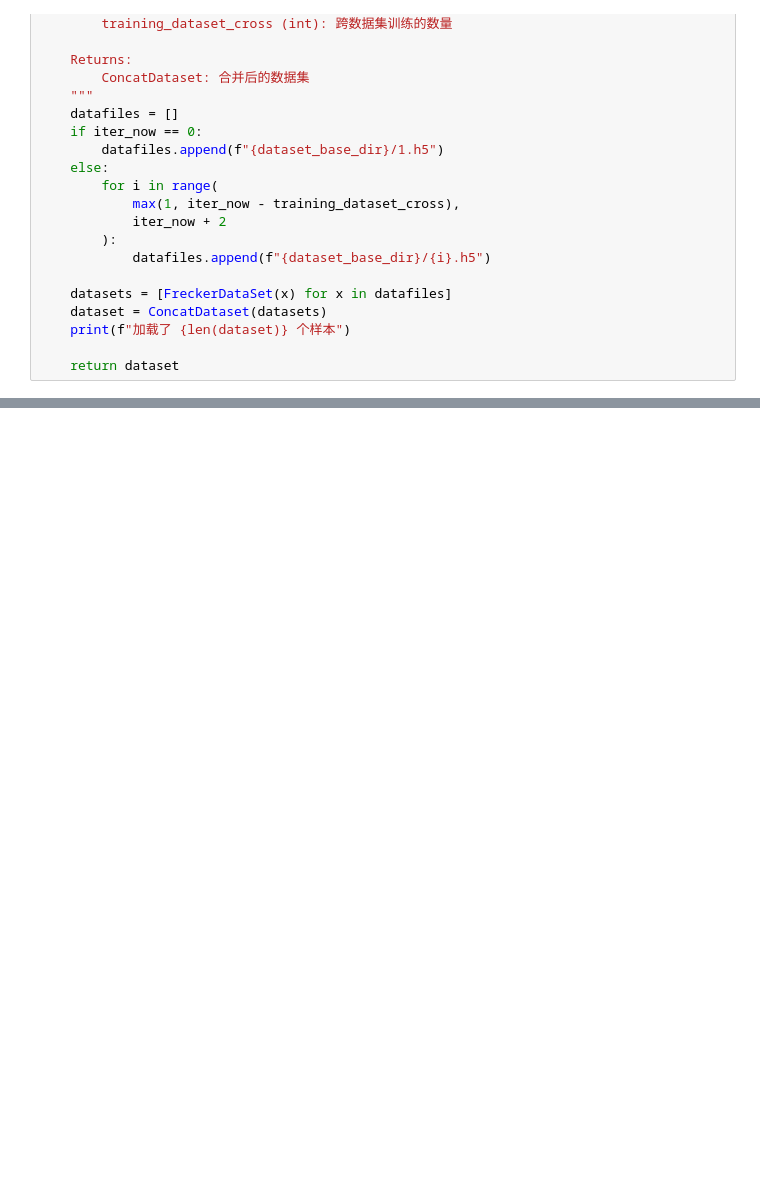
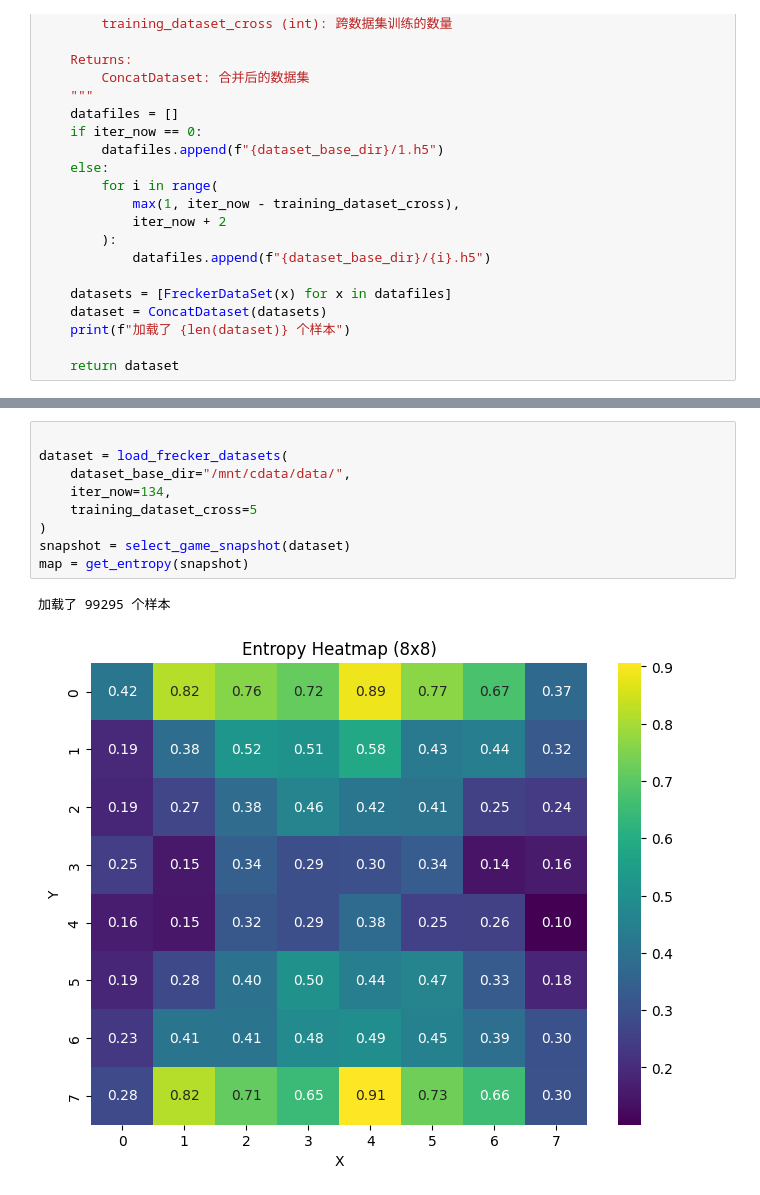
Before and after one commit to ZiJie-Duan/Freckers-Zero, a Jupyter notebook: freckers/dataset_a.ipynb, the cells around one changed output, grey strips where cells are left out. Drawn from its saved outputs; the diff is of its cells as text; blank space fills up the shorter version.

```diff
--- a/freckers/dataset_a.ipynb
+++ b/freckers/dataset_a.ipynb
@@ -48,0 +136,12 @@ val_dataset = torch.utils.data.Subset(dataset, range(train_size, len(dataset)))
+# %%
+
+dataset = load_frecker_datasets(
+    dataset_base_dir="/mnt/cdata/data/",
+    iter_now=134,
+    training_dataset_cross=5
+)
+snapshot = select_game_snapshot(dataset)
+map = get_entropy(snapshot)
+# %% [output]
+加载了 99295 个样本
+[figure, added]
```
Also changed, not shown: parts of 9 cells of this notebook, 2 other files.
